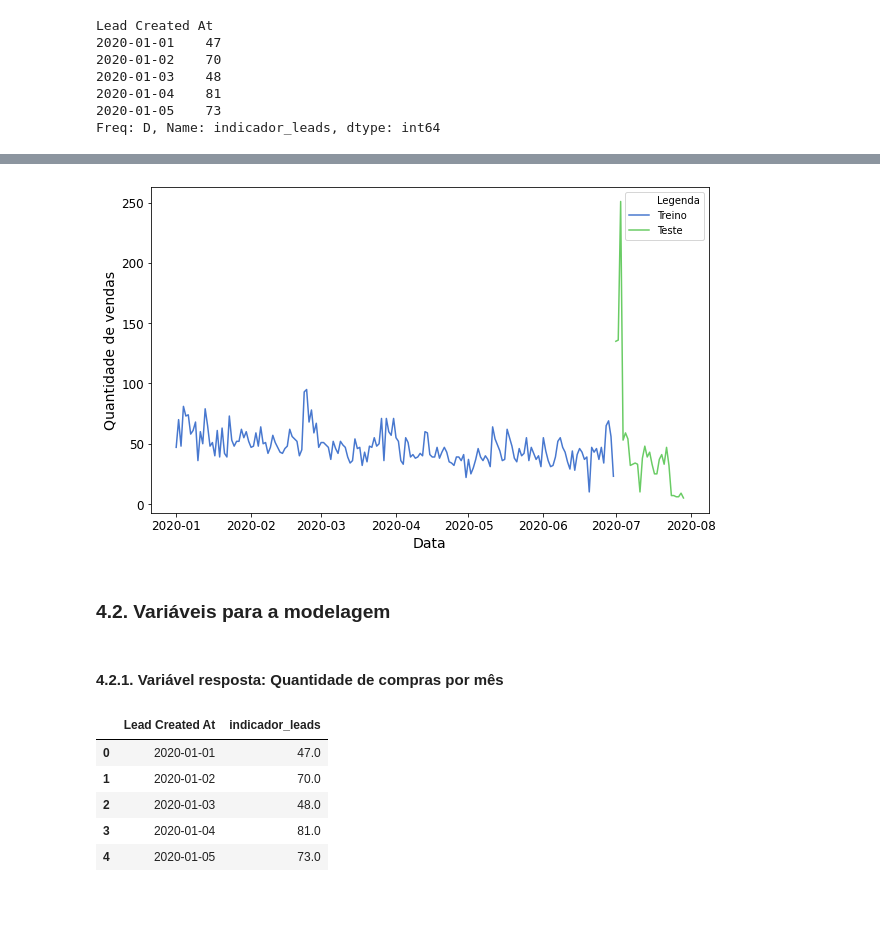
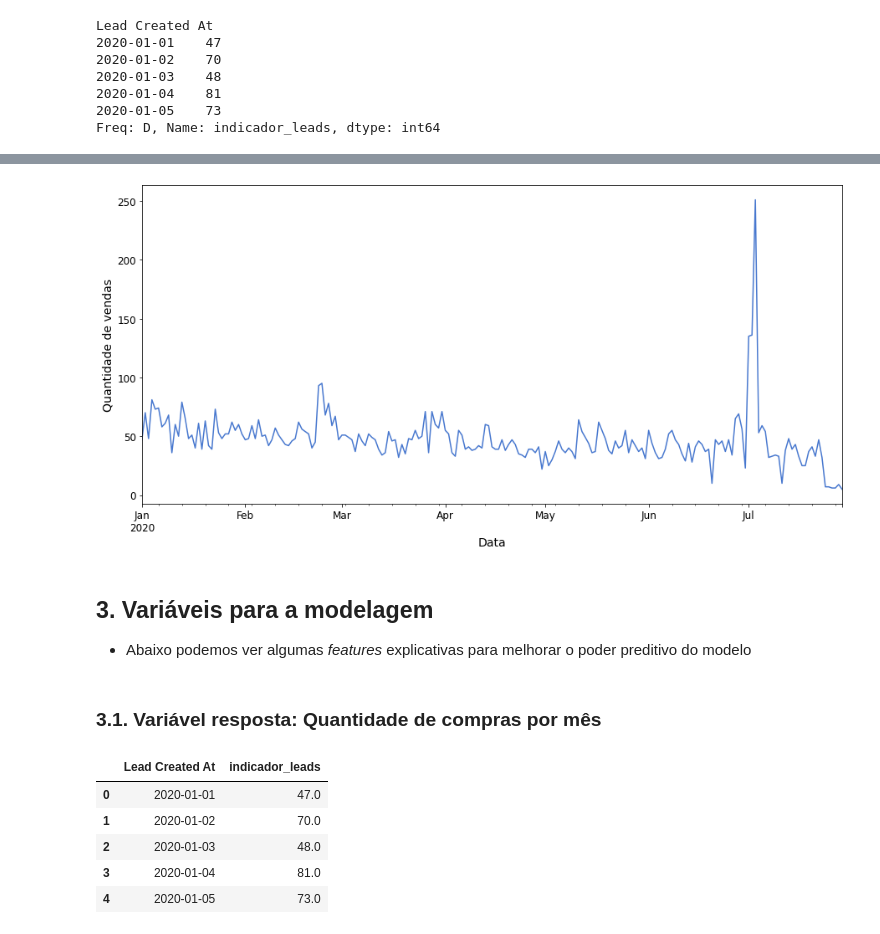
Before and after one commit to barbosarafael/DS_Avancado, a Jupyter notebook: ts_regressao/ts_regressao.ipynb, the cells around one changed output, grey strips where cells are left out. Cells and saved outputs as stored; diff of their text form; code cells hidden in the pictures; blank space fills up the shorter version.

```diff
--- a/ts_regressao/ts_regressao.ipynb
+++ b/ts_regressao/ts_regressao.ipynb
@@ -66,16 +76,18 @@ df_vol_diarios_compras.head()
 # %%
-_ = plt.figure(figsize = [10, 6])
-_ = sns.lineplot(x = "Lead Created At", y = "indicador_leads", hue = "Legenda", data = df_vol_diarios_compras, color = "black")
+_ = plt.figure(figsize = [15, 7])
+_ = vol_diarios_compras.plot(kind = "line")
 _ = plt.xlabel("Data", fontsize = 14, color = "black")
 _ = plt.ylabel("Quantidade de vendas", fontsize = 14, color = "black")
 _ = plt.tick_params(axis = "x", labelsize = 12, labelcolor = "black")
 _ = plt.tick_params(axis = "y", labelsize = 12, labelcolor = "black")
 # %% [output]
-[figure, old version]
+[figure, new version]
-# %% [markdown]
-### 4.2. Variáveis para a modelagem
+# %% [markdown]
+## 3. Variáveis para a modelagem
+
+- Abaixo podemos ver algumas *features* explicativas para melhorar o poder preditivo do modelo
 # %% [markdown]
-#### 4.2.1. Variável resposta: Quantidade de compras por mês
+### 3.1. Variável resposta: Quantidade de compras por mês
 # %%
 dados1 = pd.DataFrame(vol_diarios_compras).reset_index()
 
```
Also changed, not shown: parts of 44 cells of this notebook.
